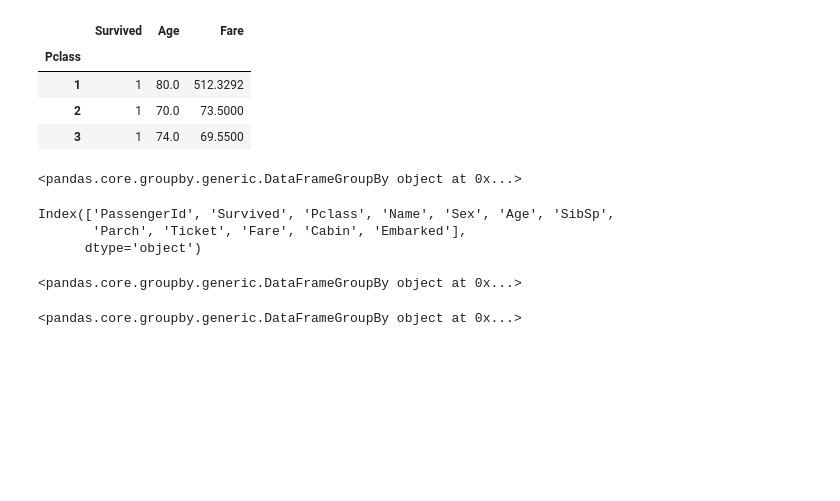
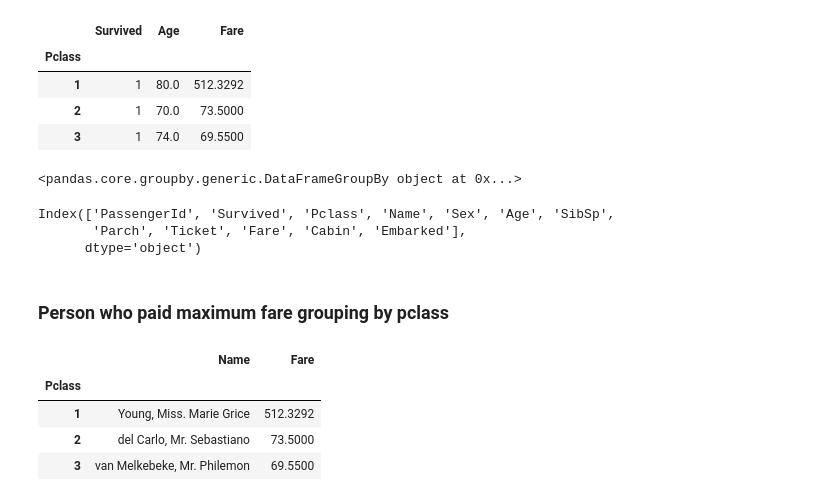
Before and after one commit to akhileshdutt/DataScience_learning, a Jupyter notebook: Libraries/Pandas/Pandas_Advance.ipynb, the cells around one changed output. Cells and saved outputs as stored; diff of their text form; code cells hidden in the pictures; blank space fills up the shorter version.

Commit message:
commited to pandas like i commited to my girl

```diff
--- a/Libraries/Pandas/Pandas_Advance.ipynb
+++ b/Libraries/Pandas/Pandas_Advance.ipynb
@@ -1292,13 +1292,15 @@ Index(['PassengerId', 'Survived', 'Pclass', 'Name', 'Sex', 'Age', 'SibSp',
       dtype='object')
 # %%
 df = pd.read_csv("https://raw.githubusercontent.com/datasciencedojo/datasets/master/titanic.csv")
+# %% [markdown]
+### Person who paid maximum fare grouping by pclass
 # %%
 df1=df.groupby("Pclass")
 # %%
-df1[["Name","Fare"]]
+df1[["Name","Fare"]].max()
 # %% [output]
-<pandas.core.groupby.generic.DataFrameGroupBy object at 0x...>
+|  | Name | Fare |
+| Pclass |  |  |
+| 1 | Young, Miss. Marie Grice | 512.3292 |
+| 2 | del Carlo, Mr. Sebastiano | 73.5000 |
+| 3 | van Melkebeke, Mr. Philemon | 69.5500 |
-# %%
-df1
-# %% [output]
-<pandas.core.groupby.generic.DataFrameGroupBy object at 0x...>
```
